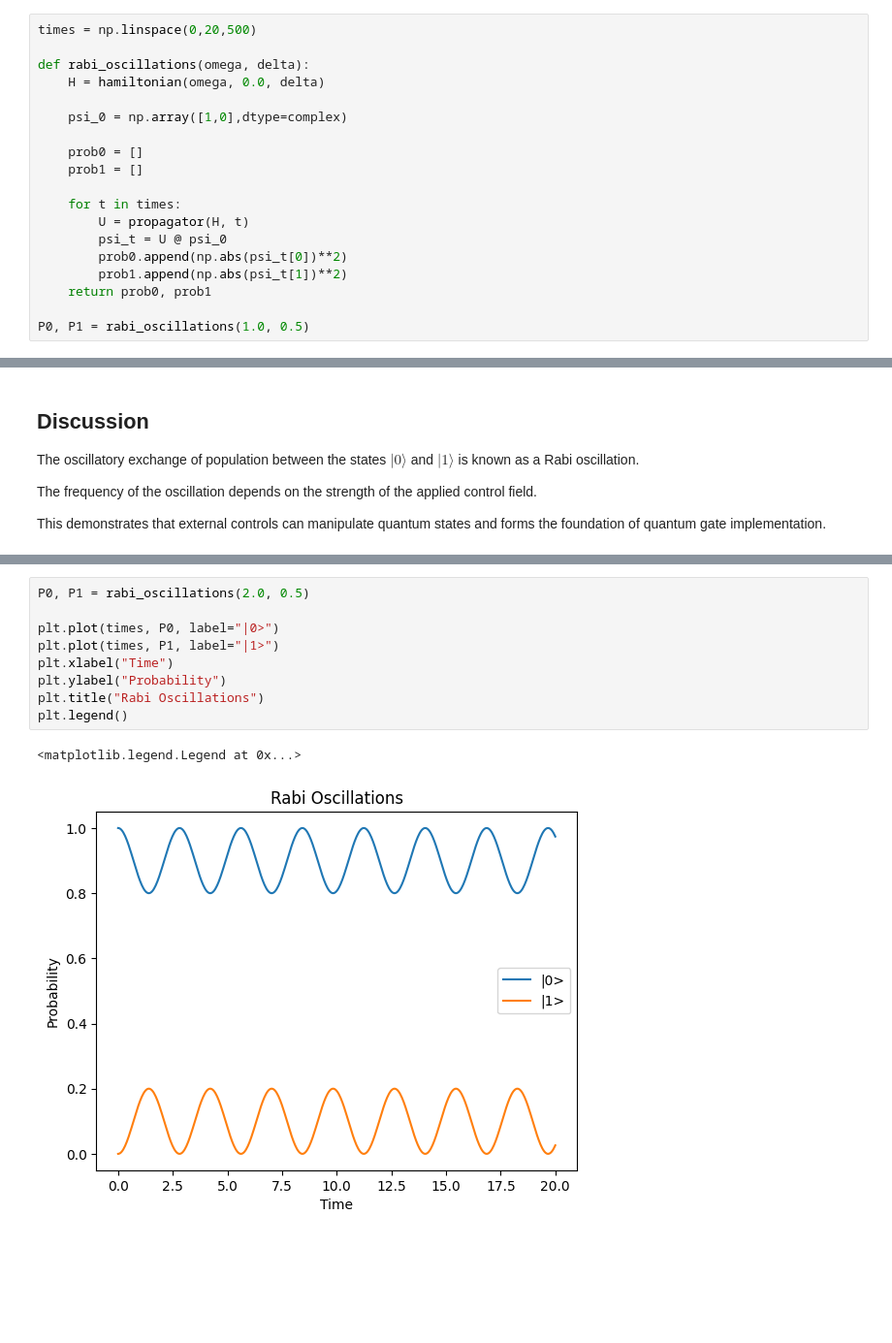
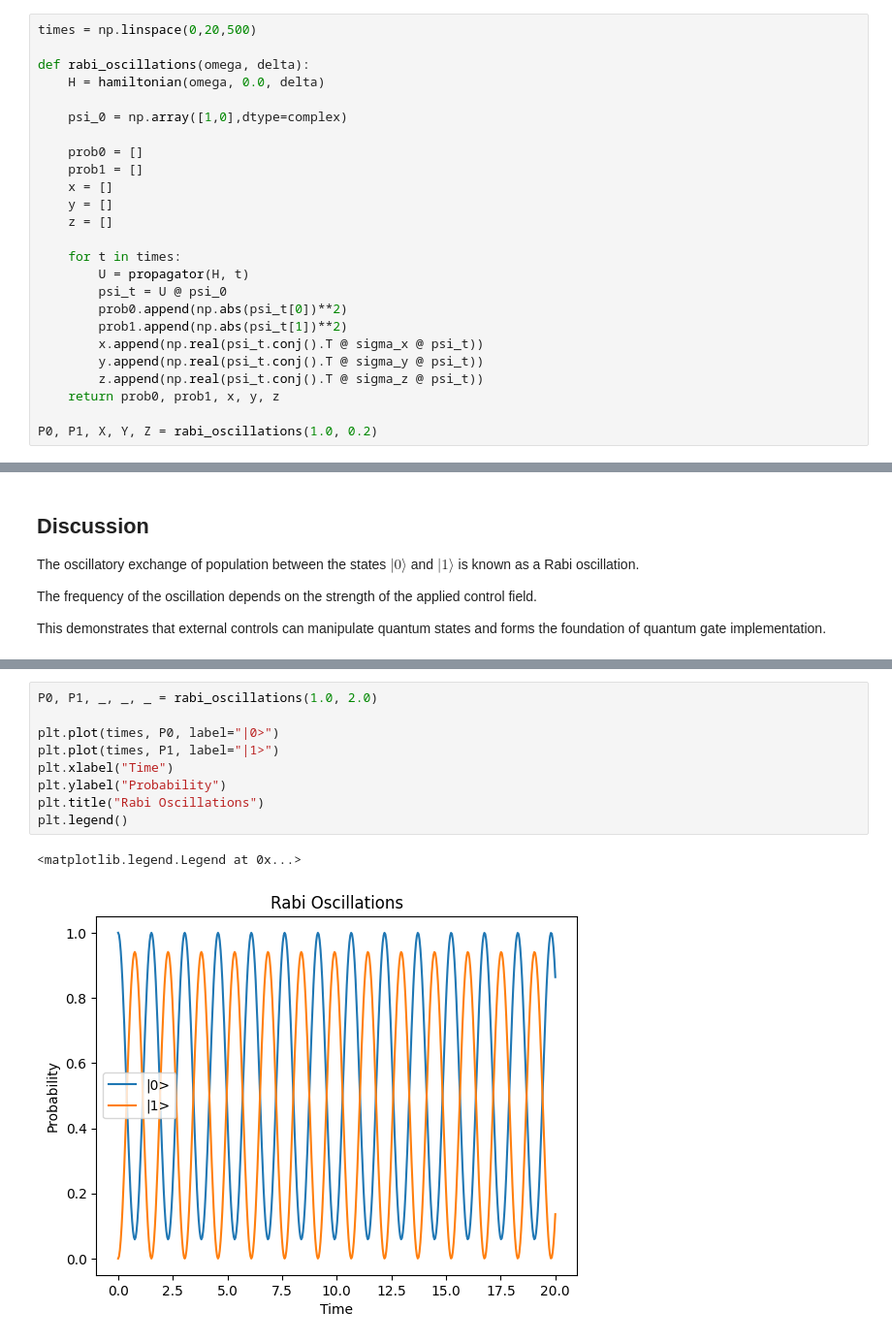
Before and after one commit to bogwee/qc-transmon, a Jupyter notebook: notebooks/02_rabi_oscillations.ipynb, the cells around one changed output, grey strips where cells are left out. Shown at 97% size. Saved outputs shown, nothing was run; the diff lists cells and outputs as text; blank space fills up the shorter version.

```diff
--- a/notebooks/02_rabi_oscillations.ipynb
+++ b/notebooks/02_rabi_oscillations.ipynb
@@ -57,15 +57,21 @@ def rabi_oscillations(omega, delta):
 
     prob0 = []
     prob1 = []
+    x = []
+    y = []
+    z = []
 
     for t in times:
         U = propagator(H, t)
         psi_t = U @ psi_0
         prob0.append(np.abs(psi_t[0])**2)
         prob1.append(np.abs(psi_t[1])**2)
-    return prob0, prob1
+        x.append(np.real(psi_t.conj().T @ sigma_x @ psi_t))
+        y.append(np.real(psi_t.conj().T @ sigma_y @ psi_t))
+        z.append(np.real(psi_t.conj().T @ sigma_z @ psi_t))
+    return prob0, prob1, x, y, z
 
-P0, P1 = rabi_oscillations(1.0, 0.5)
+P0, P1, X, Y, Z = rabi_oscillations(1.0, 0.2)
 # %%
 plt.plot(times, P0, label="|0>")
 plt.plot(times, P1, label="|1>")
@@ -111,15 +117,15 @@ plt.legend()
 # %%
-P0, P1 = rabi_oscillations(2.0, 0.5)
+P0, P1, _, _, _ = rabi_oscillations(1.0, 2.0)
 
 plt.plot(times, P0, label="|0>")
 plt.plot(times, P1, label="|1>")
 plt.xlabel("Time")
 plt.ylabel("Probability")
 plt.title("Rabi Oscillations")
 plt.legend()
 # %% [output]
 <matplotlib.legend.Legend at 0x...>
-[figure, old version]
+[figure, new version]
 # %% [markdown]
 On the Bloch sphere, the control term
 
```
Also changed, not shown: parts of 6 cells of this notebook, 3 other files.
